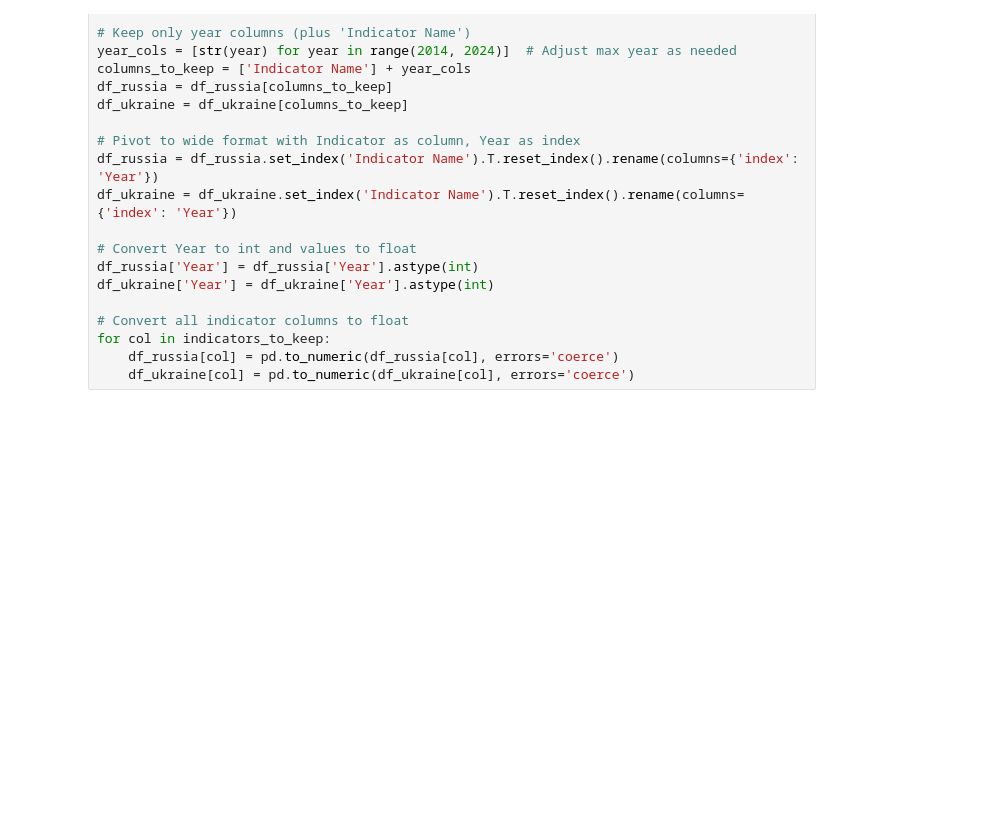
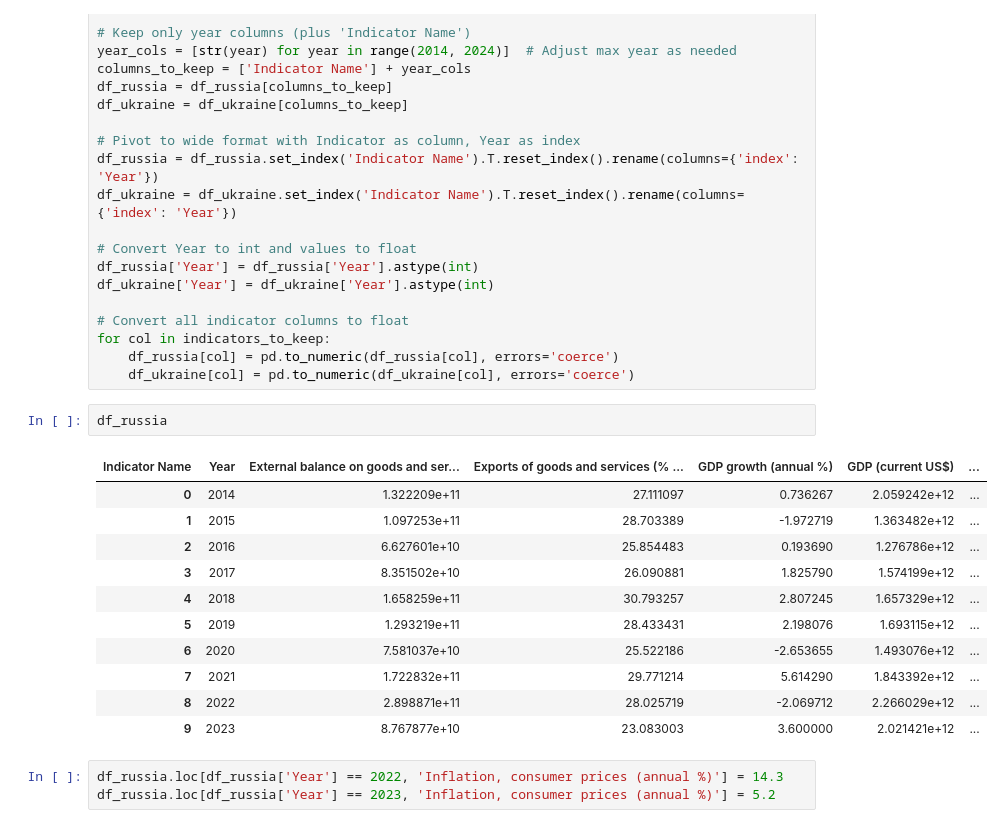
Before and after one commit to karmat314/Data-analytics-project, a Jupyter notebook: Rus-Ukr-Economy/economic_impact.ipynb, the cells around one changed output. Drawn from its saved outputs; the diff is of its cells as text; blank space fills up the shorter version.

```diff
--- a/Rus-Ukr-Economy/economic_impact.ipynb
+++ b/Rus-Ukr-Economy/economic_impact.ipynb
@@ -40,3 +72,20 @@ df_ukraine['Year'] = df_ukraine['Year'].astype(int)
 for col in indicators_to_keep:
     df_russia[col] = pd.to_numeric(df_russia[col], errors='coerce')
     df_ukraine[col] = pd.to_numeric(df_ukraine[col], errors='coerce')
+# %%
+df_russia
+# %% [output]
+| Indicator Name | Year | External balance on goods and ser... | Exports of goods and services (% ... | GDP growth (annual %) | GDP (current US$) | ... |
+| 0 | 2014 | 1.322209e+11 | 27.111097 | 0.736267 | 2.059242e+12 | ... |
+| 1 | 2015 | 1.097253e+11 | 28.703389 | -1.972719 | 1.363482e+12 | ... |
+| 2 | 2016 | 6.627601e+10 | 25.854483 | 0.193690 | 1.276786e+12 | ... |
+| 3 | 2017 | 8.351502e+10 | 26.090881 | 1.825790 | 1.574199e+12 | ... |
+| 4 | 2018 | 1.658259e+11 | 30.793257 | 2.807245 | 1.657329e+12 | ... |
+| 5 | 2019 | 1.293219e+11 | 28.433431 | 2.198076 | 1.693115e+12 | ... |
+| 6 | 2020 | 7.581037e+10 | 25.522186 | -2.653655 | 1.493076e+12 | ... |
+| 7 | 2021 | 1.722832e+11 | 29.771214 | 5.614290 | 1.843392e+12 | ... |
+| 8 | 2022 | 2.898871e+11 | 28.025719 | -2.069712 | 2.266029e+12 | ... |
+| 9 | 2023 | 8.767877e+10 | 23.083003 | 3.600000 | 2.021421e+12 | ... |
+# %%
+df_russia.loc[df_russia['Year'] == 2022, 'Inflation, consumer prices (annual %)'] = 14.3
+df_russia.loc[df_russia['Year'] == 2023, 'Inflation, consumer prices (annual %)'] = 5.2
```
Also changed, not shown: parts of 7 cells of this notebook, 10 other files.
